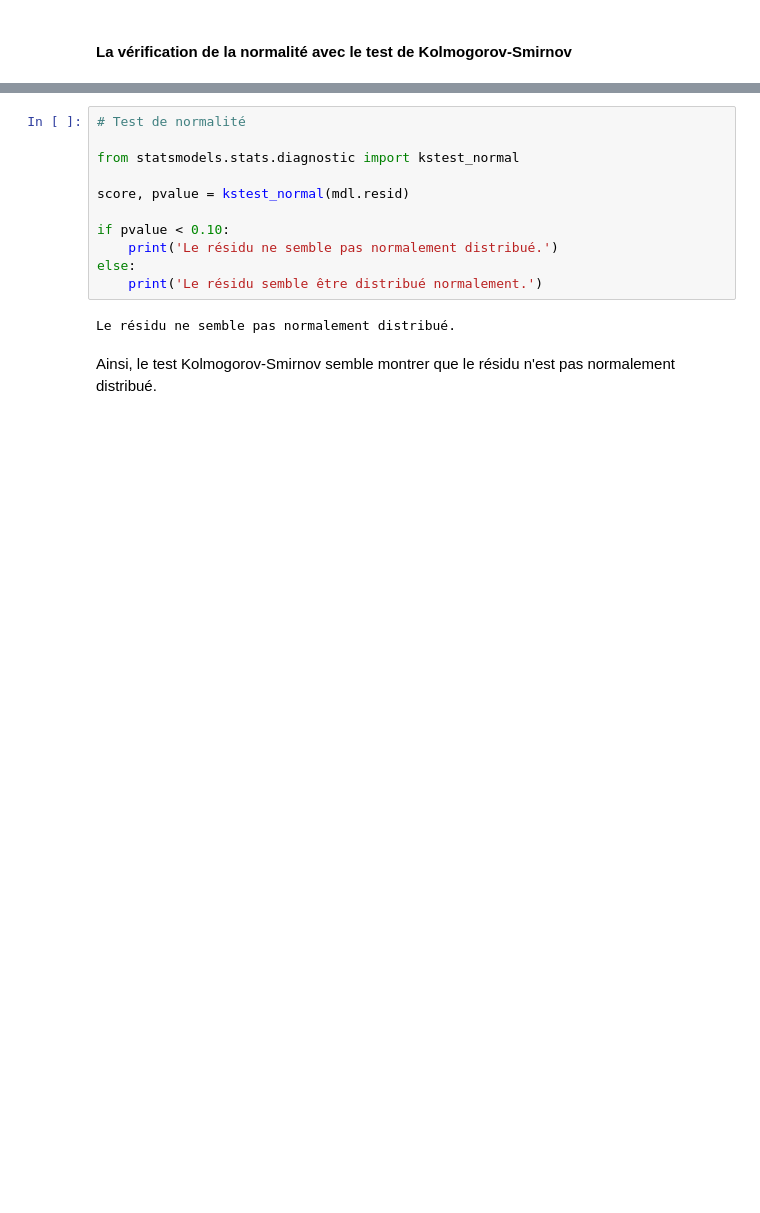
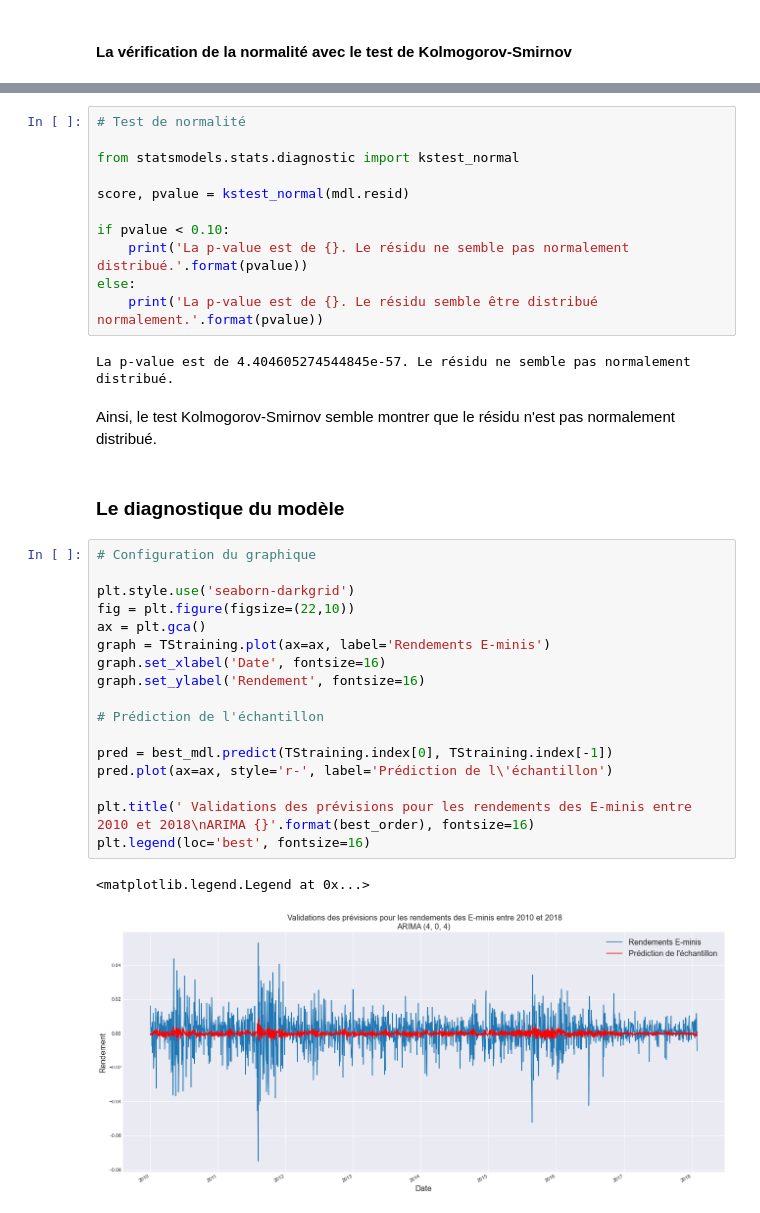
Before and after one commit to Lawisss/Helenos-Model, a Jupyter notebook: ARIMA_filtered.ipynb, the cells around one changed output, grey strips where cells are left out. Saved outputs shown, nothing was run; the diff lists cells and outputs as text; blank space fills up the shorter version.

```diff
--- a/ARIMA_filtered.ipynb
+++ b/ARIMA_filtered.ipynb
@@ -306,10 +335,32 @@ from statsmodels.stats.diagnostic import kstest_normal
 score, pvalue = kstest_normal(mdl.resid)
 
 if pvalue < 0.10:
-    print('Le résidu ne semble pas normalement distribué.')
+    print('La p-value est de {}. Le résidu ne semble pas normalement distribué.'.format(pvalue))
 else:
-    print('Le résidu semble être distribué normalement.')
+    print('La p-value est de {}. Le résidu semble être distribué normalement.'.format(pvalue))
 # %% [output]
-Le résidu ne semble pas normalement distribué.
+La p-value est de 4.404605274544845e-57. Le résidu ne semble pas normalement distribué.
 # %% [markdown]
 Ainsi, le test Kolmogorov-Smirnov semble montrer que le résidu n'est pas normalement distribué.
+# %% [markdown]
+### Le diagnostique du modèle
+# %%
+# Configuration du graphique
+
+plt.style.use('seaborn-darkgrid')
+fig = plt.figure(figsize=(22,10))
+ax = plt.gca()
+graph = TStraining.plot(ax=ax, label='Rendements E-minis')
+graph.set_xlabel('Date', fontsize=16)
+graph.set_ylabel('Rendement', fontsize=16)
+
+# Prédiction de l'échantillon
+
+pred = best_mdl.predict(TStraining.index[0], TStraining.index[-1])
+pred.plot(ax=ax, style='r-', label='Prédiction de l\'échantillon')
+
+plt.title(' Validations des prévisions pour les rendements des E-minis entre 2010 et 2018\nARIMA {}'.format(best_order), fontsize=16)
+plt.legend(loc='best', fontsize=16)
+# %% [output]
+<matplotlib.legend.Legend at 0x...>
+[figure, added]
```
Also changed, not shown: parts of 20 cells of this notebook, 2 other files.
